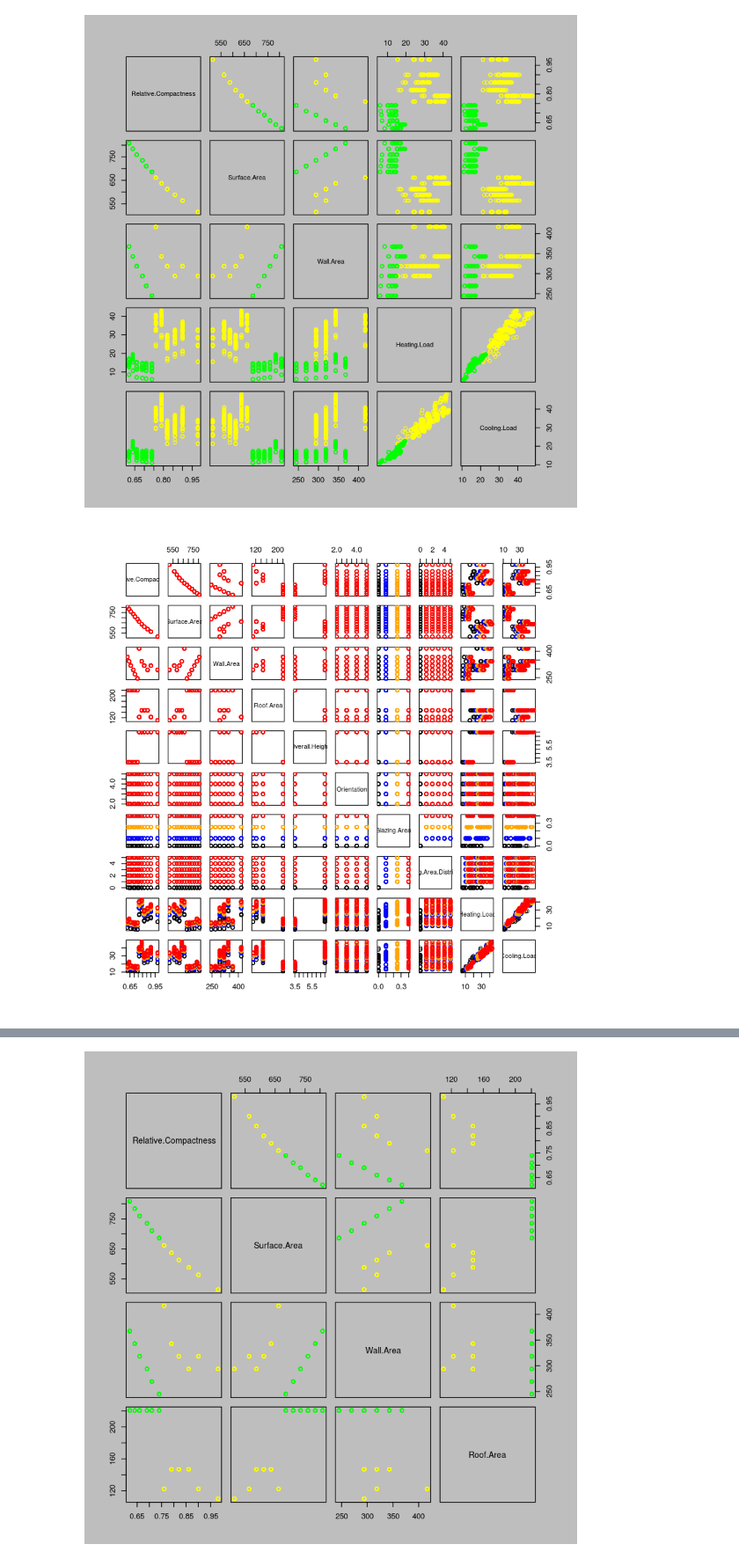
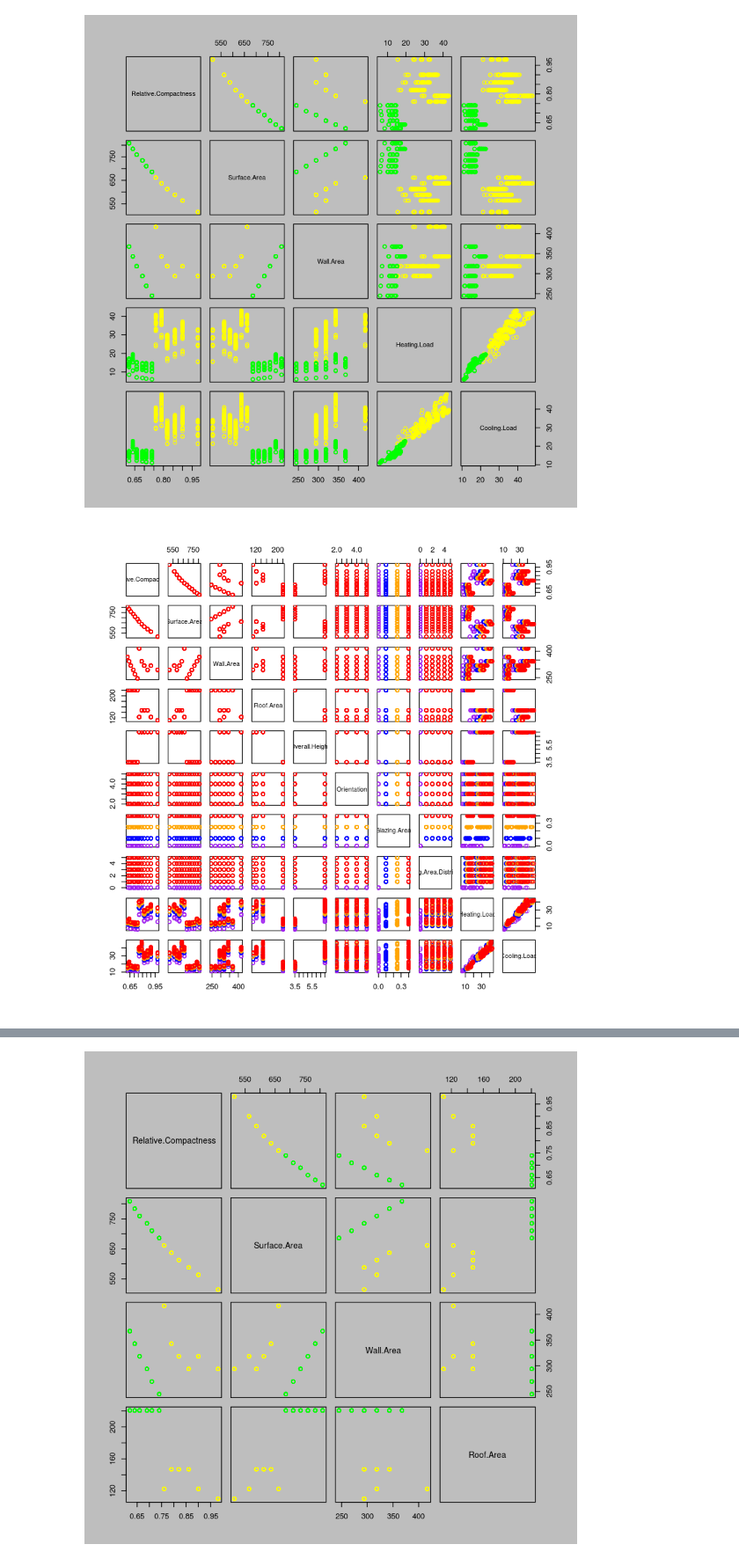
Before and after one commit to JingruWu10/UW_DataScience, a Jupyter notebook: Q2/HW01/HW01_Salemann.ipynb, the cells around one changed output, grey strips where cells are left out. Shown at 88% size. Cells and saved outputs as stored; diff of their text form; code cells hidden in the pictures.

```diff
--- a/Q2/HW01/HW01_Salemann.ipynb
+++ b/Q2/HW01/HW01_Salemann.ipynb
@@ -478,12 +506,13 @@ pairs(bldg.interesting[,0:5], col=cols2)
 # %%
 cols4 <- character(nrow(bldg.energy))
 cols4[] <- "black"
 
 cols4[bldg.energy == 0] <- "gray"
-cols4[bldg.energy$Glazing.Area == 0.1] <- "blue"
+cols4[bldg.energy$Glazing.Area == 0]    <- "purple"
+cols4[bldg.energy$Glazing.Area == 0.1]  <- "blue"
 cols4[bldg.energy$Glazing.Area == 0.25] <- "orange"
-cols4[bldg.energy$Glazing.Area == 0.4] <- "red"
+cols4[bldg.energy$Glazing.Area == 0.4]  <- "red"
 
 pairs(bldg.energy,col=cols4)
 # %% [output]
-[figure, old version]
+[figure, new version]
```
Also changed, not shown: parts of 5 cells of this notebook.
